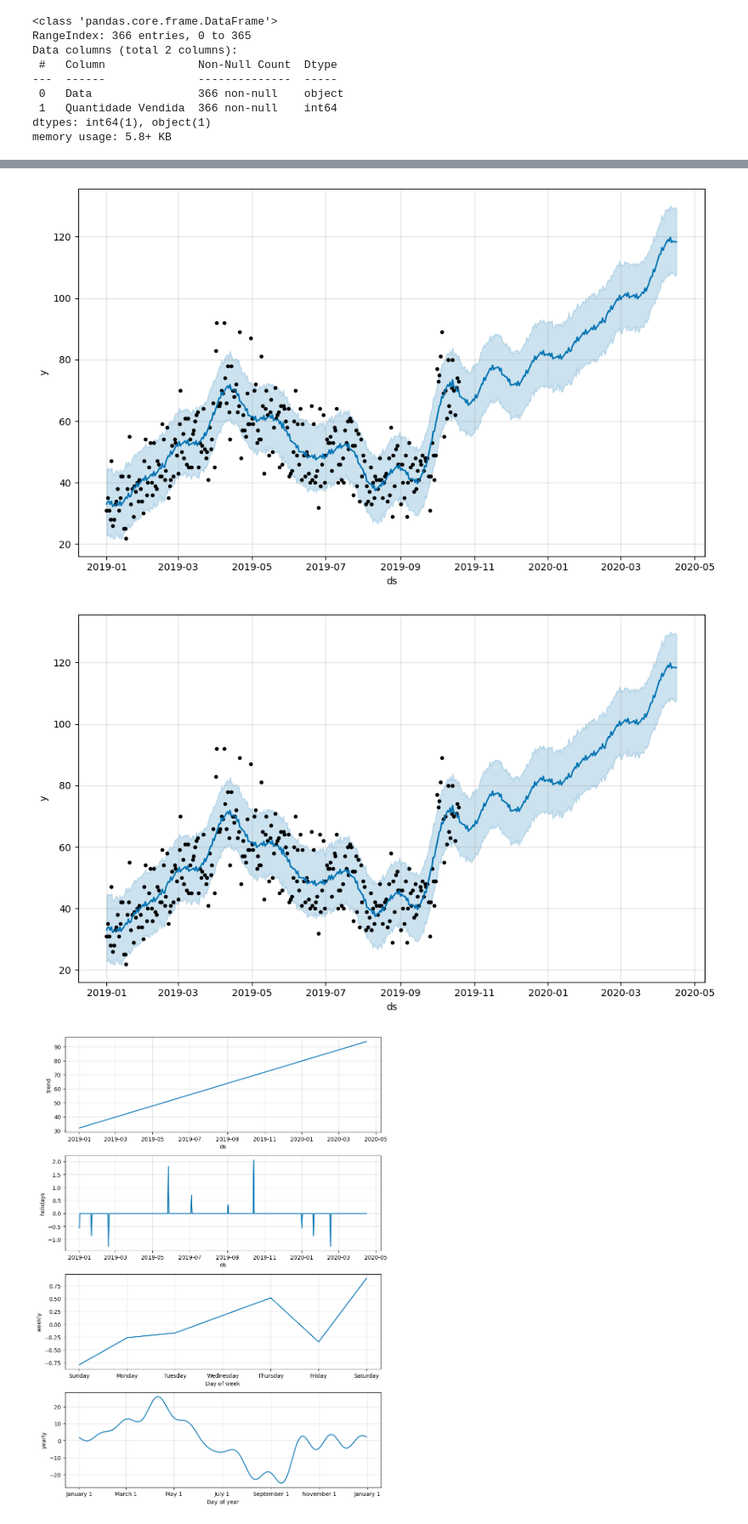
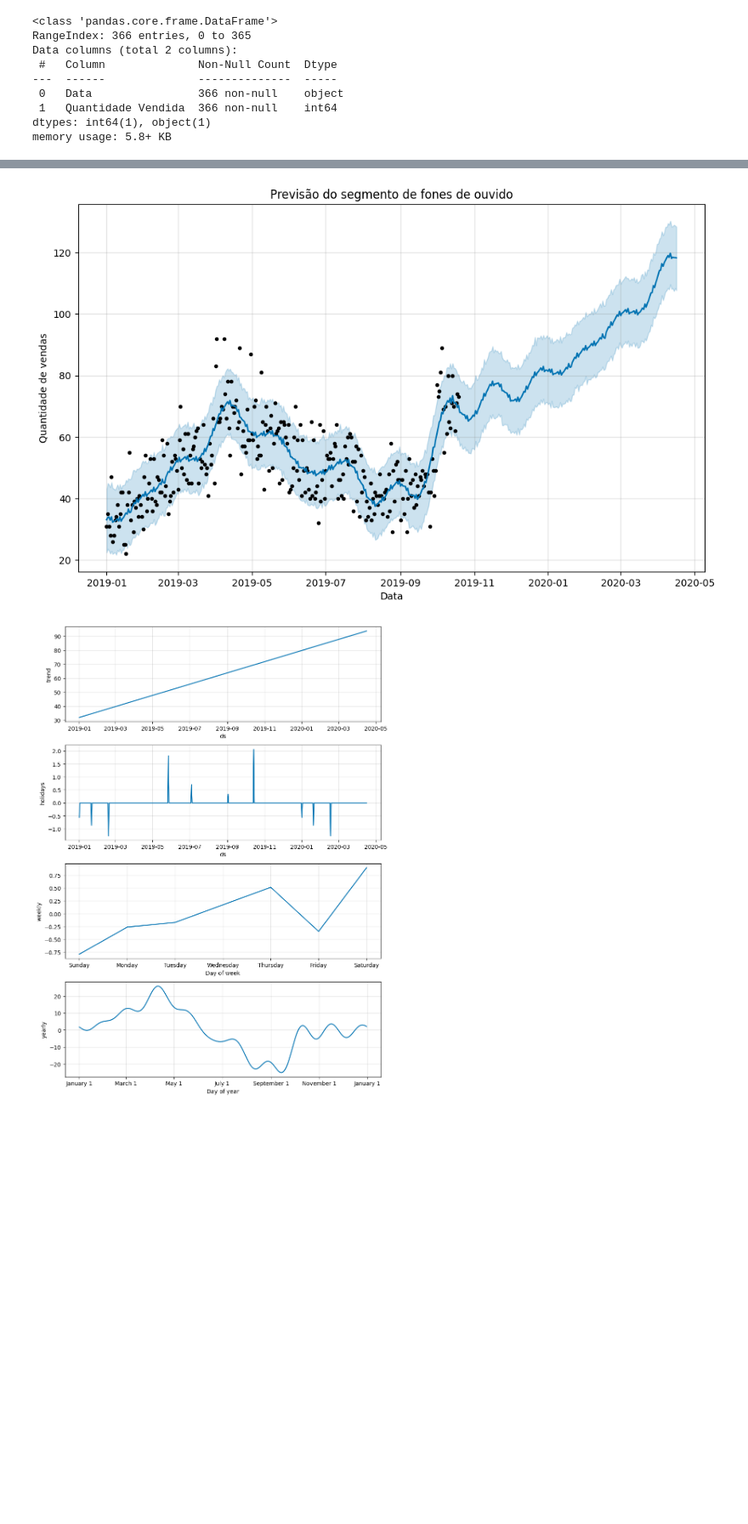
Before and after one commit to lgregs/TCC-PUCSP-CDIA, a Jupyter notebook: ProphetD1.ipynb, the cells around one changed output, grey strips where cells are left out. Shown: that part at 85% size. Saved outputs shown, nothing was run; the diff lists cells and outputs as text; code cells hidden in the pictures; blank space fills up the shorter version.

```diff
--- a/ProphetD1.ipynb
+++ b/ProphetD1.ipynb
@@ -221,9 +209,14 @@ INFO:cmdstanpy:Chain [1] start processing
 INFO:cmdstanpy:Chain [1] done processing
-# %%
-model.plot(forecast)
-# %% [output]
-[figure, removed]
-[figure, removed]
+# %%
+import matplotlib.pyplot as plt
+# Visualizar as previsões
+fig = model.plot(forecast)
+plt.title('Previsão do segmento de fones de ouvido')
+plt.xlabel('Data')
+plt.ylabel('Quantidade de vendas')
+plt.show()
+# %% [output]
+[figure, added]
 # %%
 model.plot_components(forecast)
 # %% [output]
```
Also changed, not shown: parts of 3 cells of this notebook.
